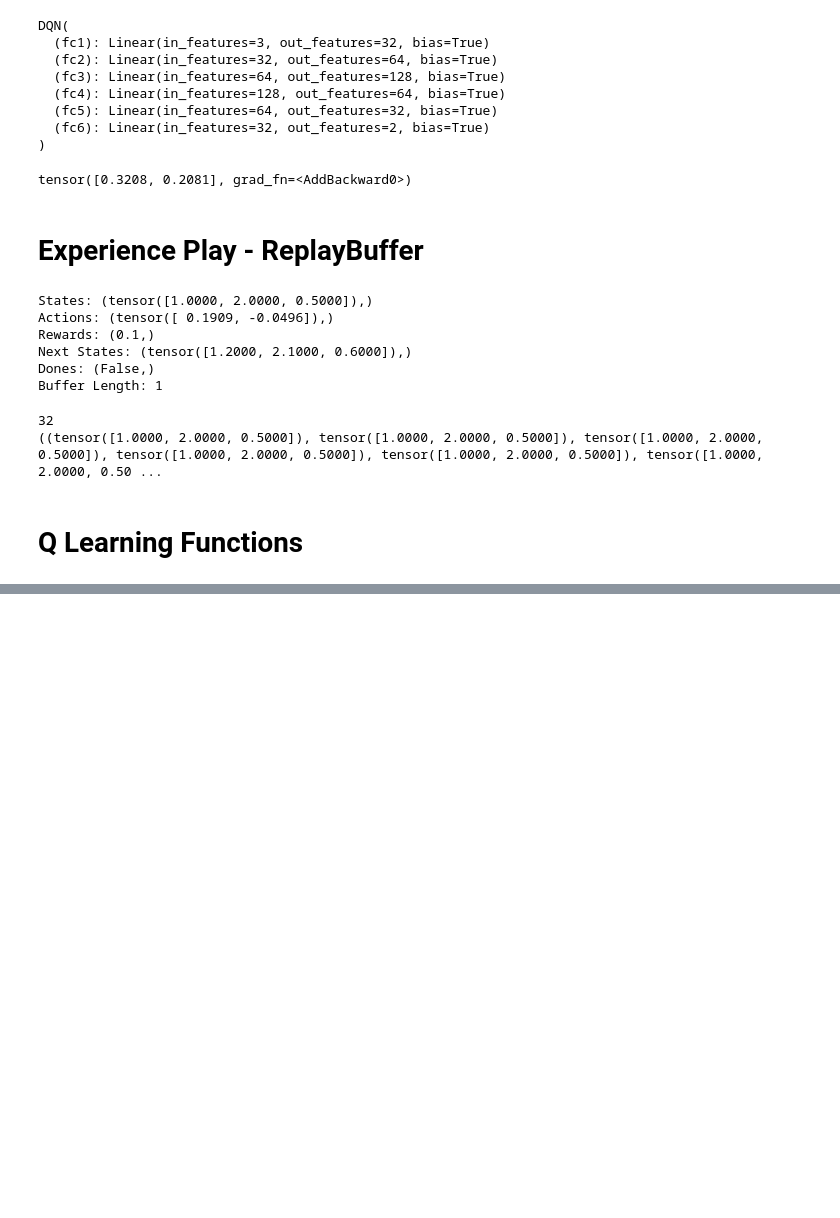
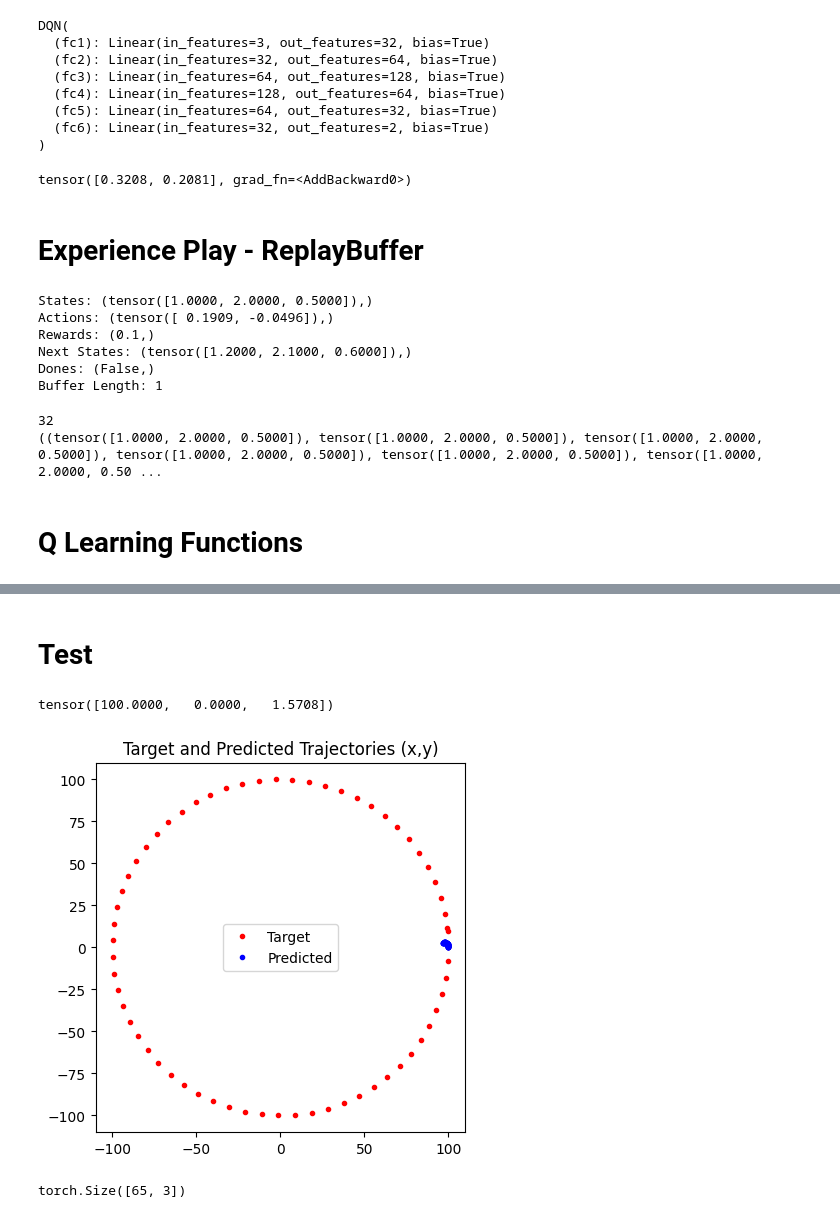
Before and after one commit to pareshrchaudhary/colab, a Jupyter notebook: QLearning.ipynb, the cells around one changed output, grey strips where cells are left out. Drawn from its saved outputs; the diff is of its cells as text; code cells hidden in the pictures; blank space fills up the shorter version.

```diff
--- a/QLearning.ipynb
+++ b/QLearning.ipynb
@@ -280,9 +280,9 @@ def choose_action(state, q_net, epsilon):
         action = torch.randn(2)
     else:
       with torch.no_grad():      # Exploit (choose the action with the maximum Q-value)
-        q_values = q_net(torch.tensor(state, dtype=torch.float32))
+        q_values = q_values = q_net(state.clone().detach().requires_grad_(True))
         index = torch.argmin(q_values)
-        action = q_values.clone()
+        action = q_values.clone().detach()
         action[index] = 0.0
     return action
 # %%
@@ -309,16 +311,14 @@ optimizer = torch.optim.Adam(dqn.parameters(), lr=0.001)
 
 # Experience Replay - Buffer
 buffer_size = 10000
-batch_size = 32
+batch_size = 320
 replay_buffer = ReplayBuffer(buffer_size)
 
 # Training Loop Parameters
 num_episodes = 1000
 drivestep = 320
 
-
 learning_rate = 0.001
-
 epsilon = 1.0  # Initial exploration rate
 epsilon_decay = 0.995  # Decay rate of exploration rate
 epsilon_min = 0.01  # Minimum exploration rate
@@ -353,0 +406,58 @@ RuntimeError: ignored
+# %% [markdown]
+# Test
+# %%
+NTRAJSTEPS = 65
+dt = 0.1
+
+target = torch.zeros((NTRAJSTEPS, 3))
+targtrajarray = torch.arange(0.0, NTRAJSTEPS * dt, dt)
+
+# Circle: compute positions
+x = 100 * torch.cos(targtrajarray)
+y = 100 * torch.sin(targtrajarray)
+
+# Compute headings from positions
+prevpos = torch.stack((x[:-2], y[:-2]), dim=1)
+nextpos = torch.stack((x[2:], y[2:]), dim=1)
+heading = nextpos - prevpos
+theta = torch.atan2(heading[:, 1], heading[:, 0])
+
+# Add heading for first and last position
+theta = torch.cat((torch.tensor([torch.atan2(y[1] - y[0], x[1] - x[0])]), theta, torch.tensor([torch.atan2(y[-1] - y[-2], x[-1] - x[-2])])))
+
+target = torch.cat((x.unsqueeze(1), y.unsqueeze(1), theta.unsqueeze(1)), dim=1)
+
+# Initialize the current state
+state = initial_state
+print(state)
+
+# Generate predicted trajectory
+predicted_trajectory = []
+for t in range(NTRAJSTEPS):
+    # Choose an action based on the current state
+    action = dqn(state)
+
+    # Take a step in the environment
+    next_state, reward, done  = env.step(state, action, target)
+
+    # Add the state to the predicted trajectory
+    predicted_trajectory.append(state)
+
+    # Update the current state
+    state = next_state
+
+# Convert the predicted trajectory to a tensor
+predicted_trajectory = torch.stack(predicted_trajectory)
+
+# Plot the target and predicted trajectories
+plt.figure()
+plt.plot(target[:, 0], target[:, 1], 'r.', label='Target')
+plt.plot(predicted_trajectory[:, 0], predicted_trajectory[:, 1], 'b.', label='Predicted')
+plt.axis('square')
+plt.title('Target and Predicted Trajectories (x,y)')
+plt.legend()
+plt.show()
+# %% [output]
+tensor([100.0000,   0.0000,   1.5708])
+[figure, added]
+torch.Size([65, 3])
```
Also changed, not shown: parts of 3 cells of this notebook.
